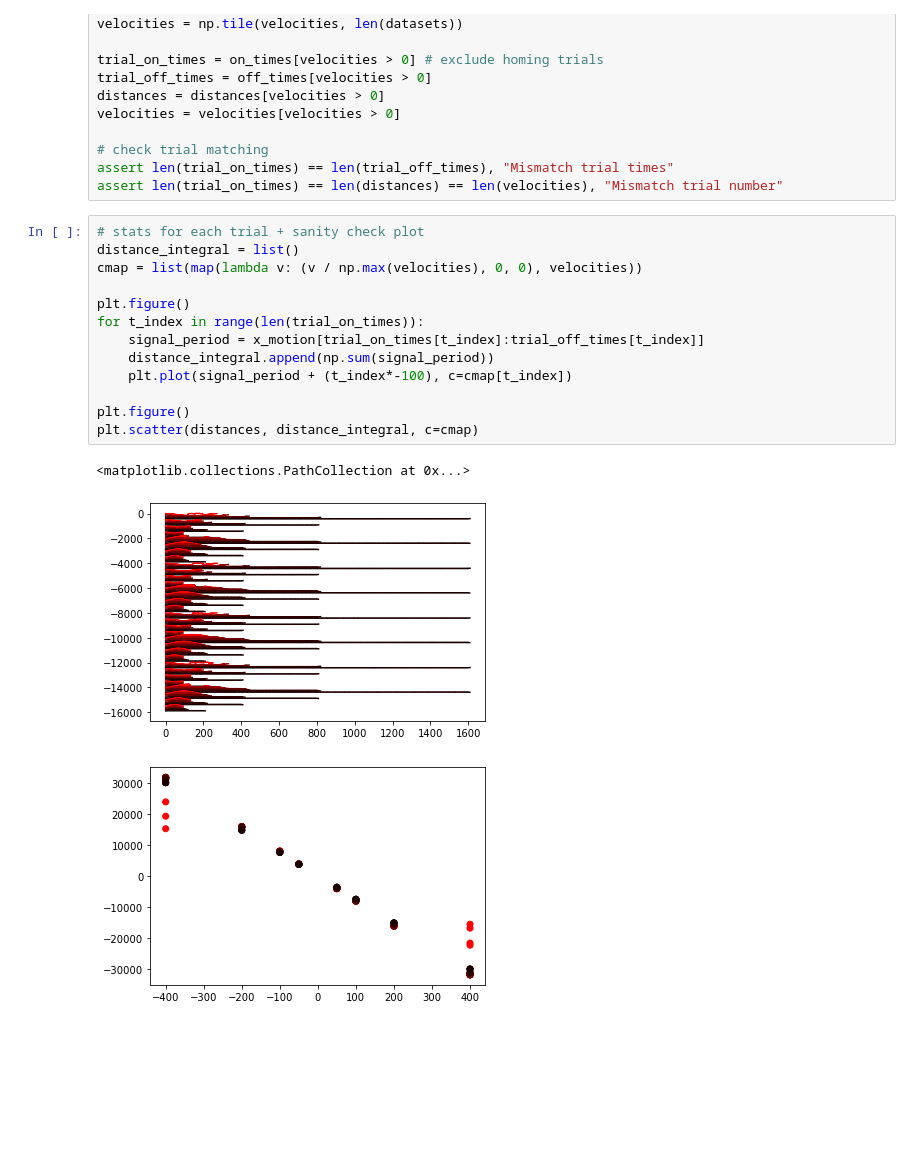
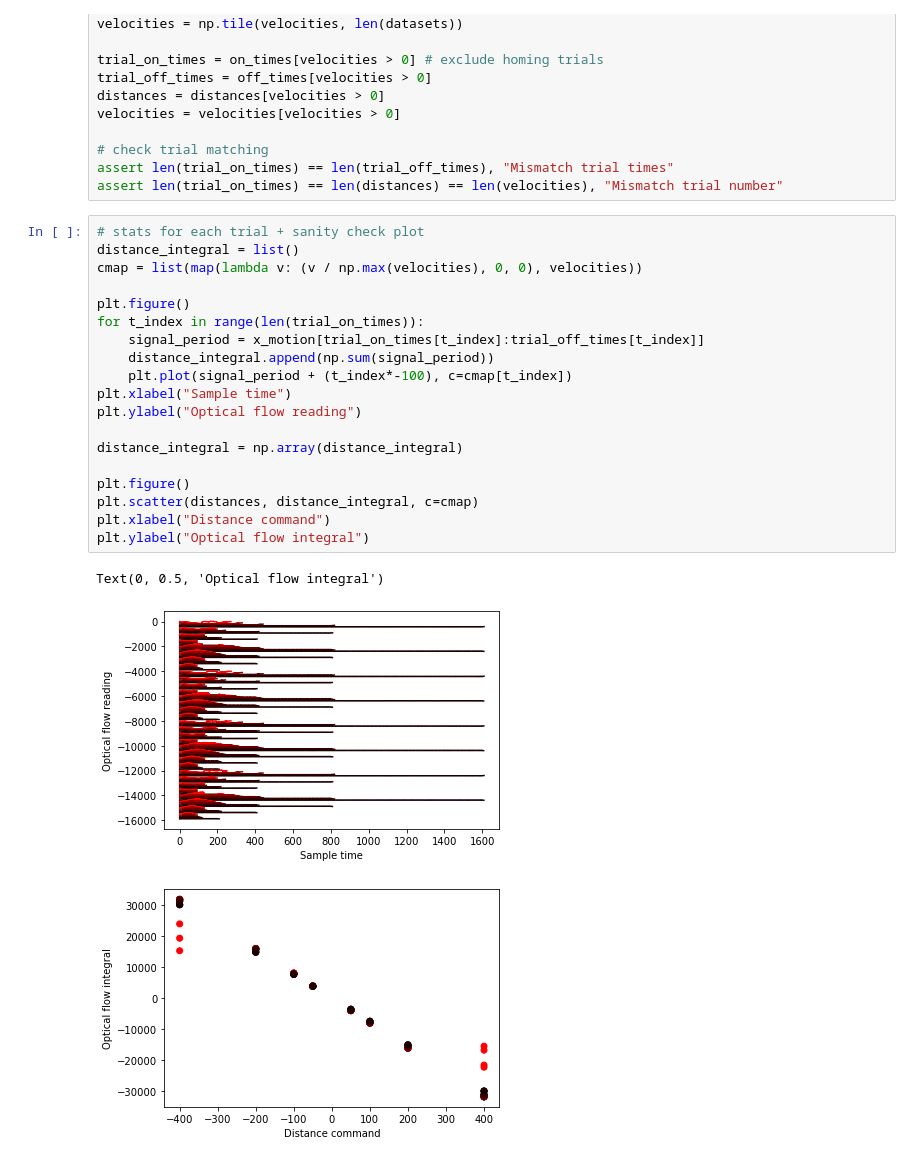
Before and after one commit to neurogears/vestibular-vr, a Jupyter notebook: Benchmarks/DistanceBenchmark/analysis.ipynb, the cells around one changed output. Drawn from its saved outputs; the diff is of its cells as text; blank space fills up the shorter version.

```diff
--- a/Benchmarks/DistanceBenchmark/analysis.ipynb
+++ b/Benchmarks/DistanceBenchmark/analysis.ipynb
@@ -78,17 +80,23 @@ assert len(trial_on_times) == len(distances) == len(velocities), "Mismatch trial
 # %%
 # stats for each trial + sanity check plot
 distance_integral = list()
 cmap = list(map(lambda v: (v / np.max(velocities), 0, 0), velocities))
 
 plt.figure()
 for t_index in range(len(trial_on_times)):
     signal_period = x_motion[trial_on_times[t_index]:trial_off_times[t_index]]
     distance_integral.append(np.sum(signal_period))
     plt.plot(signal_period + (t_index*-100), c=cmap[t_index])
+plt.xlabel("Sample time")
+plt.ylabel("Optical flow reading")
+
+distance_integral = np.array(distance_integral)
 
 plt.figure()
 plt.scatter(distances, distance_integral, c=cmap)
+plt.xlabel("Distance command")
+plt.ylabel("Optical flow integral")
 # %% [output]
-<matplotlib.collections.PathCollection at 0x...>
+Text(0, 0.5, 'Optical flow integral')
-[figure, old version]
+[figure, new version]
-[figure, old version]
+[figure, new version]
```
Also changed, not shown: parts of 2 cells of this notebook, 10 other files.
